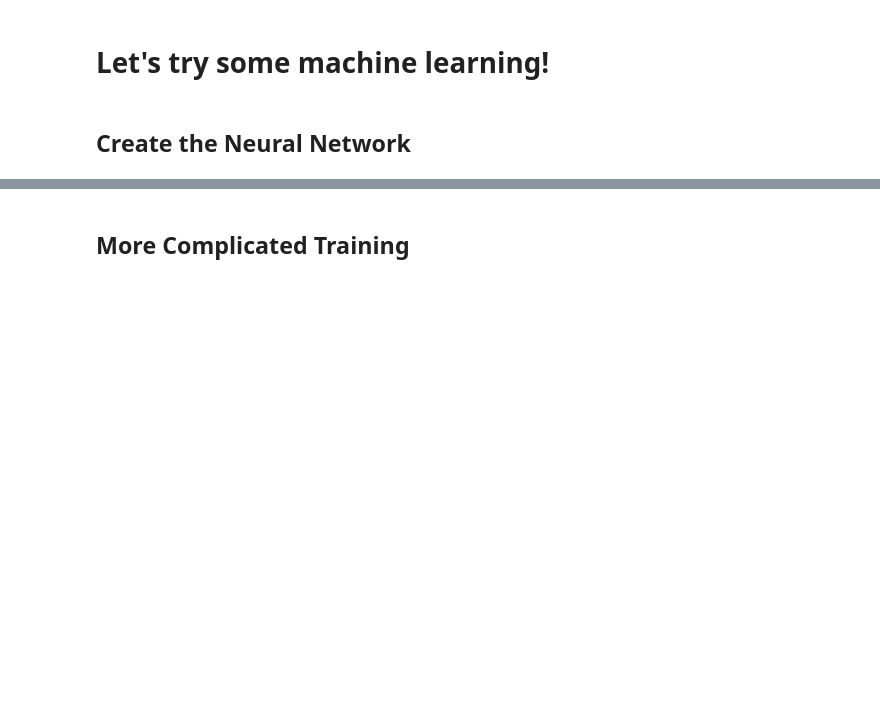
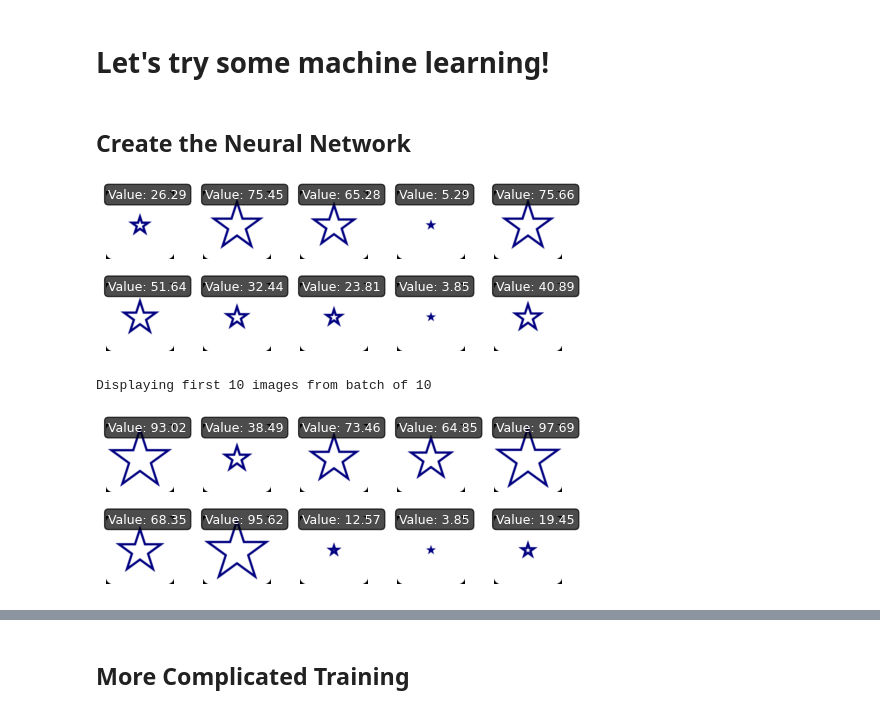
Before and after one commit to MohanedAnene/Glyphs, a Jupyter notebook: classification.ipynb, the cells around one changed output, grey strips where cells are left out. Cells and saved outputs as stored; diff of their text form; code cells hidden in the pictures; blank space fills up the shorter version.

```diff
--- a/classification.ipynb
+++ b/classification.ipynb
@@ -38,19 +38,24 @@ class GlyphClassifier(nn.Module):
         x = self.classifier(x)
         return x
 # %%
-NUM_classes = 100 #Number of classes can be set here
+NUM_classes = 10 #Number of classes can be set here
 
 # Getting the dataset
 dataset_file = 'data/simple-star.zip'
-train_dataset = ML.GlyphDataset(dataset_file, resize=(128,128), split = "train", bins=NUM_classes)
-test_dataset = ML.GlyphDataset(dataset_file, resize=(128,128),split = 'test', bins=NUM_classes)
+train_dataset = ML.GlyphDataset(dataset_file, resize=(128,128), split = "train")
+test_dataset = ML.GlyphDataset(dataset_file, resize=(128,128),split = 'test')
+train_dataset.show()
 
 
 # Assign the loaders
 
 train_loader = ML.create_loader(train_dataset, batch_size=64, shuffle = True)
 test_loader = ML.create_loader(test_dataset, batch_size=64, shuffle = False)
-ML.visualize_loader(train_loader,max_images=10,nrow=2)
+ML.visualize_loader(train_loader,max_images=10,nrow=5)
+# %% [output]
+[figure, added]
+Displaying first 10 images from batch of 10
+[figure, added]
 # %%
 import torch
 import matplotlib.pyplot as plt
```
Also changed, not shown: parts of 4 cells of this notebook, 2 other files.
